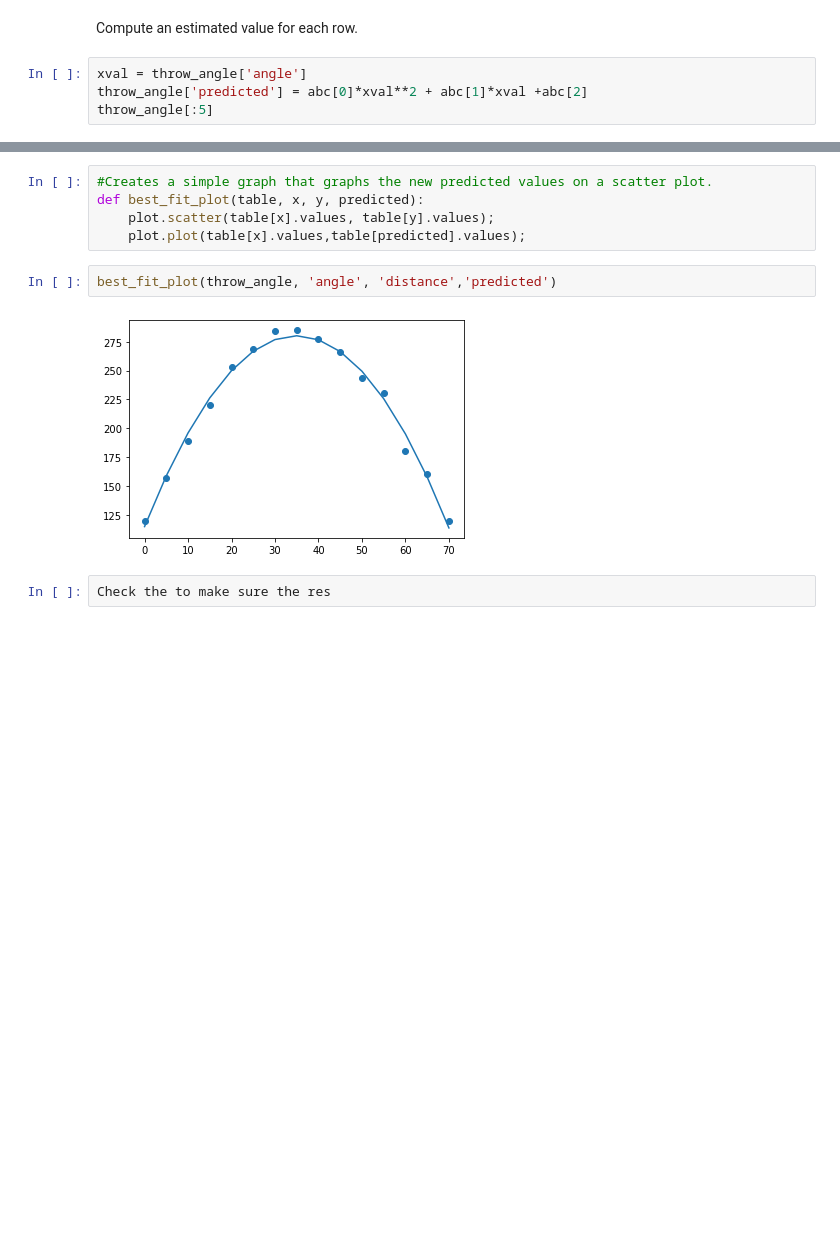
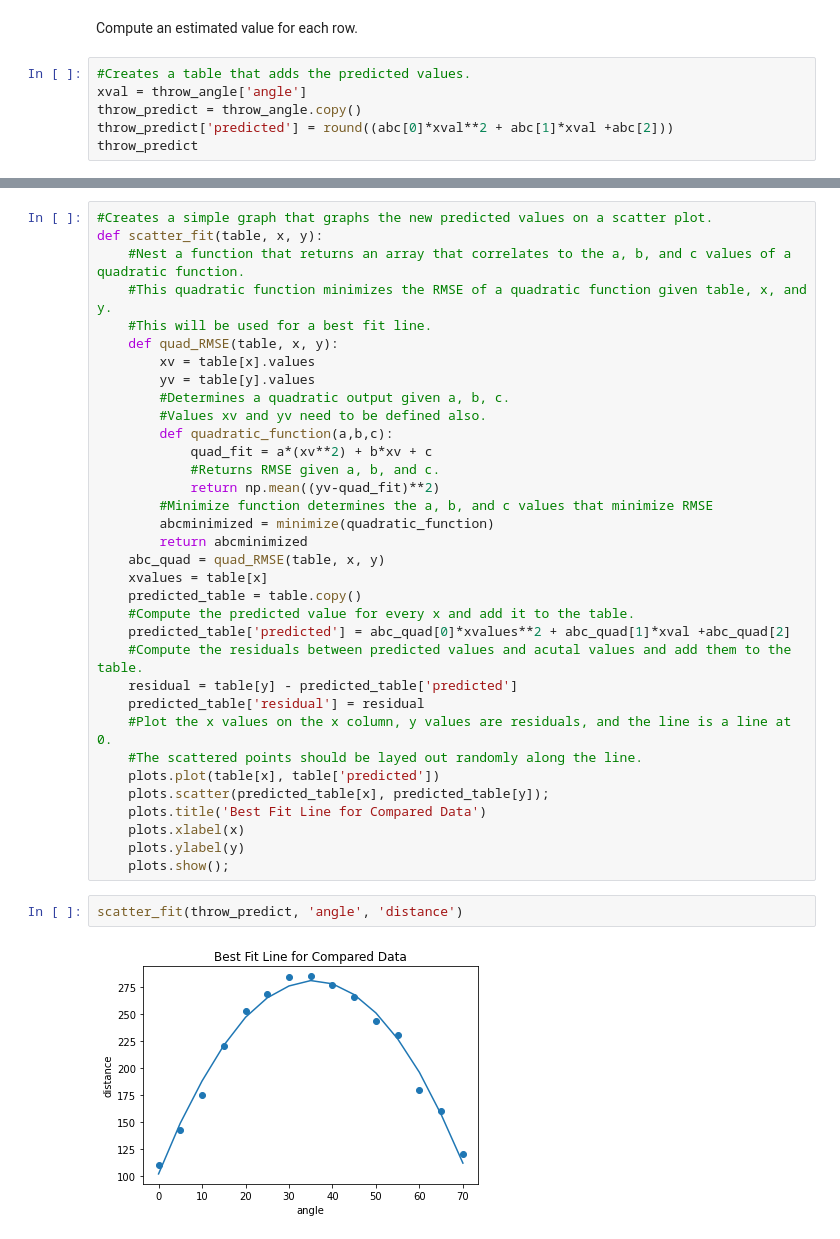
Before and after one commit to RayCarpenterIII/Different-Regressions, a Jupyter notebook: Quadratic Regression/Quadratic Regression.ipynb, the cells around one changed output, grey strips where cells are left out. Drawn from its saved outputs; the diff is of its cells as text; blank space fills up the shorter version.

Commit message:
Finished Quad Regression

```diff
--- a/Quadratic Regression/Quadratic Regression.ipynb
+++ b/Quadratic Regression/Quadratic Regression.ipynb
@@ -66,8 +91,10 @@ Therefore, y =  -0.1354848094345333 x^2 +  9.467508089858928 x +  114.8323528215
 # %% [markdown]
 Compute an estimated value for each row.
 # %%
+#Creates a table that adds the predicted values.
 xval = throw_angle['angle']
-throw_angle['predicted'] = abc[0]*xval**2 + abc[1]*xval +abc[2]
-throw_angle[:5]
+throw_predict = throw_angle.copy()
+throw_predict['predicted'] = round((abc[0]*xval**2 + abc[1]*xval +abc[2]))
+throw_predict
 # %% [output]
 |  | angle | distance | predicted |
@@ -81,11 +118,38 @@ Plot the best fit line on the data.
 # %%
 #Creates a simple graph that graphs the new predicted values on a scatter plot.
-def best_fit_plot(table, x, y, predicted):
-    plot.scatter(table[x].values, table[y].values);
-    plot.plot(table[x].values,table[predicted].values);
+def scatter_fit(table, x, y):
+    #Nest a function that returns an array that correlates to the a, b, and c values of a quadratic function.
+    #This quadratic function minimizes the RMSE of a quadratic function given table, x, and y.
+    #This will be used for a best fit line.
+    def quad_RMSE(table, x, y):
+        xv = table[x].values
+        yv = table[y].values
+        #Determines a quadratic output given a, b, c.
+        #Values xv and yv need to be defined also.
+        def quadratic_function(a,b,c):
+            quad_fit = a*(xv**2) + b*xv + c
+            #Returns RMSE given a, b, and c.
+            return np.mean((yv-quad_fit)**2)
+        #Minimize function determines the a, b, and c values that minimize RMSE
+        abcminimized = minimize(quadratic_function)
+        return abcminimized
+    abc_quad = quad_RMSE(table, x, y)
+    xvalues = table[x]
+    predicted_table = table.copy()
+    #Compute the predicted value for every x and add it to the table.
+    predicted_table['predicted'] = abc_quad[0]*xvalues**2 + abc_quad[1]*xval +abc_quad[2]
+    #Compute the residuals between predicted values and acutal values and add them to the table.
+    residual = table[y] - predicted_table['predicted']
+    predicted_table['residual'] = residual
+    #Plot the x values on the x column, y values are residuals, and the line is a line at 0.
+    #The scattered points should be layed out randomly along the line.
+    plots.plot(table[x], table['predicted'])
+    plots.scatter(predicted_table[x], predicted_table[y]);
+    plots.title('Best Fit Line for Compared Data')
+    plots.xlabel(x)
+    plots.ylabel(y)
+    plots.show();
 # %%
-best_fit_plot(throw_angle, 'angle', 'distance','predicted')
+scatter_fit(throw_predict, 'angle', 'distance')
 # %% [output]
-[figure, old version]
+[figure, new version]
-# %%
-Check the to make sure the res
```
Also changed, not shown: parts of 14 cells of this notebook.
